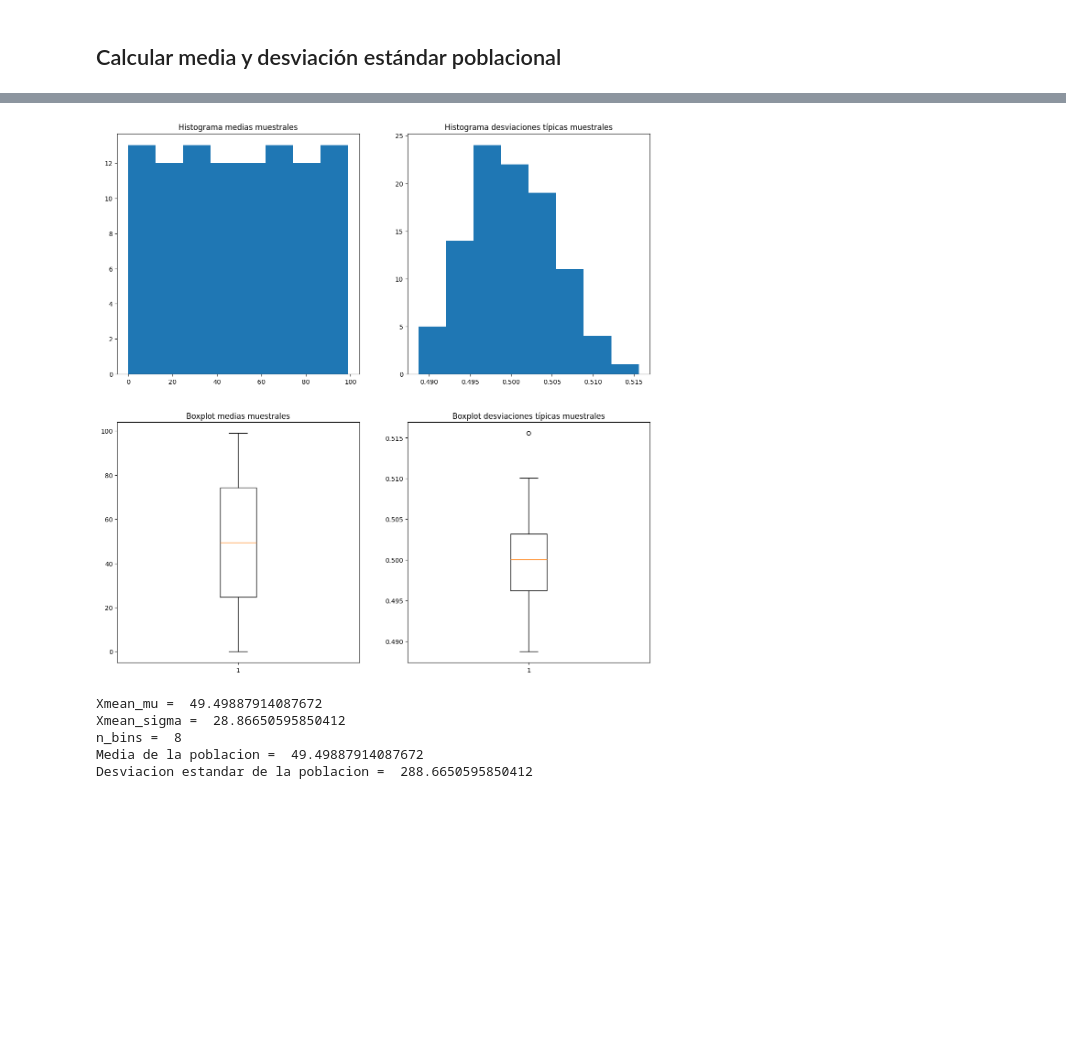
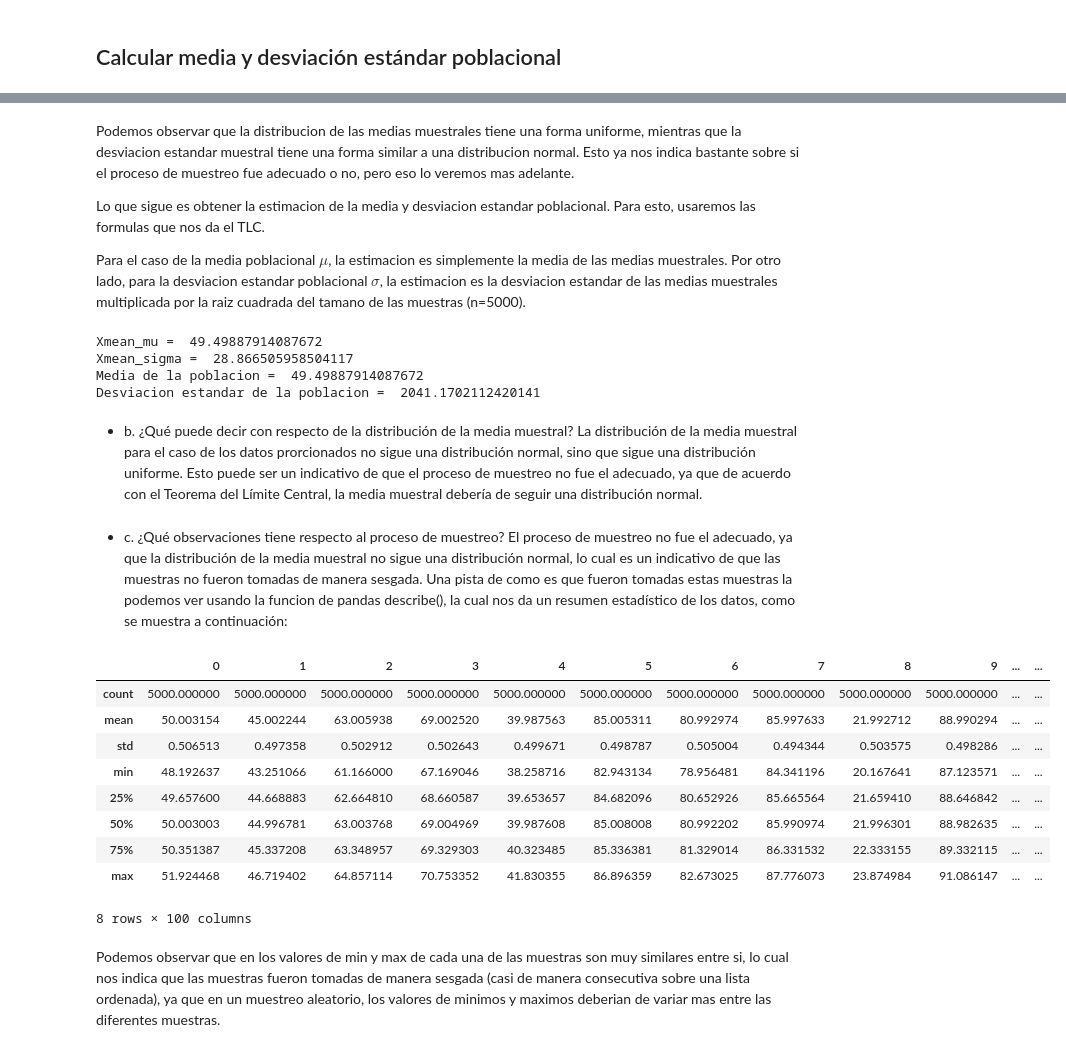
Before and after one commit to zamax14/MCAD, a Jupyter notebook: parcial_1/p1_parcial1.ipynb, the cells around one changed output, grey strips where cells are left out. Cells and saved outputs as stored; diff of their text form; code cells hidden in the pictures; blank space fills up the shorter version.

Commit message:
[DOCS] Parcial 1 -Documentacion del proceso en problema 1

```diff
--- a/parcial_1/p1_parcial1.ipynb
+++ b/parcial_1/p1_parcial1.ipynb
@@ -43,41 +89,47 @@ def get_n_bins(data):
+# %% [markdown]
+Podemos observar que la distribucion de las medias muestrales tiene una forma uniforme, mientras que la desviacion estandar muestral tiene una forma similar a una distribucion normal. Esto ya nos indica bastante sobre si el proceso de muestreo fue adecuado o no, pero eso lo veremos mas adelante.
+
+Lo que sigue es obtener la estimacion de la media y desviacion estandar poblacional. Para esto, usaremos las formulas que nos da el TLC.
+
+Para el caso de la media poblacional $\mu$, la estimacion es simplemente la media de las medias muestrales.
+Por otro lado, para la desviacion estandar poblacional $\sigma$, la estimacion es la desviacion estandar de las medias muestrales multiplicada por la raiz cuadrada del tamano de las muestras (n=5000).
 # %%
-# Calcular la media de cada columna para obtener 'S_dist'
-Xmean_dist = df1.mean(axis=0)
-Xsigma_dist = df1.std(axis=0)
+n = 5000
 
-# Calcular la media de la distribución 'S_dist'
 Xmean_mu = np.mean(Xmean_dist)
-# Calcular la desviación típica de la distribución 'S_dist'
 Xmean_sigma = np.std(Xmean_dist)
 
-n_bins = get_n_bins(Xmean_dist)
+mu = Xmean_mu
+sigma = Xmean_sigma * np.sqrt(n)
+
+print("Xmean_mu = ", Xmean_mu)
+print("Xmean_sigma = ", Xmean_sigma)
+
+print("Media de la poblacion = ", mu)
+print("Desviacion estandar de la poblacion = ", sigma)
+# %% [output]
+Xmean_mu =  49.49887914087672
+Xmean_sigma =  28.866505958504117
+Media de la poblacion =  49.49887914087672
+Desviacion estandar de la poblacion =  2041.1702112420141
-# %%
-fig, ax = plt.subplots(2, 2, figsize=(15, 15))
-ax[0][0].hist(Xmean_dist,bins=n_bins)
-ax[0][0].set_title('Histograma medias muestrales')
-
-ax[0][1].hist(Xsigma_dist,bins=n_bins)
-ax[0][1].set_title('Histograma desviaciones típicas muestrales')
-
-ax[1][0].boxplot(Xmean_dist)
-ax[1][0].set_title('Boxplot medias muestrales')
-
-ax[1][1].boxplot(Xsigma_dist)
-ax[1][1].set_title('Boxplot desviaciones típicas muestrales')
-
-plt.show()
-# %% [output]
-[figure, removed]
-# %%
-print("Xmean_mu = ", Xmean_mu)
-print("Xmean_sigma = ", Xmean_sigma)
-print("n_bins = ", n_bins)
-
-print("Media de la poblacion = ", Xmean_mu)
-print("Desviacion estandar de la poblacion = ", Xmean_sigma*np.sqrt(len(Xmean_dist)))
-# %% [output]
-Xmean_mu =  49.49887914087672
-Xmean_sigma =  28.86650595850412
-n_bins =  8
-Media de la poblacion =  49.49887914087672
-Desviacion estandar de la poblacion =  288.6650595850412
+# %% [markdown]
+- b. ¿Qué puede decir con respecto de la distribución de la media muestral?
+La distribución de la media muestral para el caso de los datos prorcionados no sigue una distribución normal, sino que sigue una distribución uniforme. Esto puede ser un indicativo de que el proceso de muestreo no fue el adecuado, ya que de acuerdo con el Teorema del Límite Central, la media muestral debería de seguir una distribución normal.
+# %% [markdown]
+- c. ¿Qué observaciones tiene respecto al proceso de muestreo?
+El proceso de muestreo no fue el adecuado, ya que la distribución de la media muestral no sigue una distribución normal, lo cual es un indicativo de que las muestras no fueron tomadas de manera sesgada. Una pista de como es que fueron tomadas estas muestras la podemos ver usando la funcion de pandas describe(), la cual nos da un resumen estadístico de los datos, como se muestra a continuación:
+# %%
+df1.describe()
+# %% [output]
+|  | 0 | 1 | 2 | 3 | 4 | 5 | 6 | 7 | 8 | 9 | ... | ... |
+| count | 5000.000000 | 5000.000000 | 5000.000000 | 5000.000000 | 5000.000000 | 5000.000000 | 5000.000000 | 5000.000000 | 5000.000000 | 5000.000000 | ... | ... |
+| mean | 50.003154 | 45.002244 | 63.005938 | 69.002520 | 39.987563 | 85.005311 | 80.992974 | 85.997633 | 21.992712 | 88.990294 | ... | ... |
+| std | 0.506513 | 0.497358 | 0.502912 | 0.502643 | 0.499671 | 0.498787 | 0.505004 | 0.494344 | 0.503575 | 0.498286 | ... | ... |
+| min | 48.192637 | 43.251066 | 61.166000 | 67.169046 | 38.258716 | 82.943134 | 78.956481 | 84.341196 | 20.167641 | 87.123571 | ... | ... |
+| 25% | 49.657600 | 44.668883 | 62.664810 | 68.660587 | 39.653657 | 84.682096 | 80.652926 | 85.665564 | 21.659410 | 88.646842 | ... | ... |
+| 50% | 50.003003 | 44.996781 | 63.003768 | 69.004969 | 39.987608 | 85.008008 | 80.992202 | 85.990974 | 21.996301 | 88.982635 | ... | ... |
+| 75% | 50.351387 | 45.337208 | 63.348957 | 69.329303 | 40.323485 | 85.336381 | 81.329014 | 86.331532 | 22.333155 | 89.332115 | ... | ... |
+| max | 51.924468 | 46.719402 | 64.857114 | 70.753352 | 41.830355 | 86.896359 | 82.673025 | 87.776073 | 23.874984 | 91.086147 | ... | ... |
+8 rows × 100 columns
+# %% [markdown]
+Podemos observar que en los valores de min y max de cada una de las muestras son muy similares entre si, lo cual nos indica que las muestras fueron tomadas de manera sesgada (casi de manera consecutiva sobre una lista ordenada), ya que en un muestreo aleatorio, los valores de minimos y maximos deberian de variar mas entre las diferentes muestras.
```
Also changed, not shown: parts of 7 cells of this notebook.
